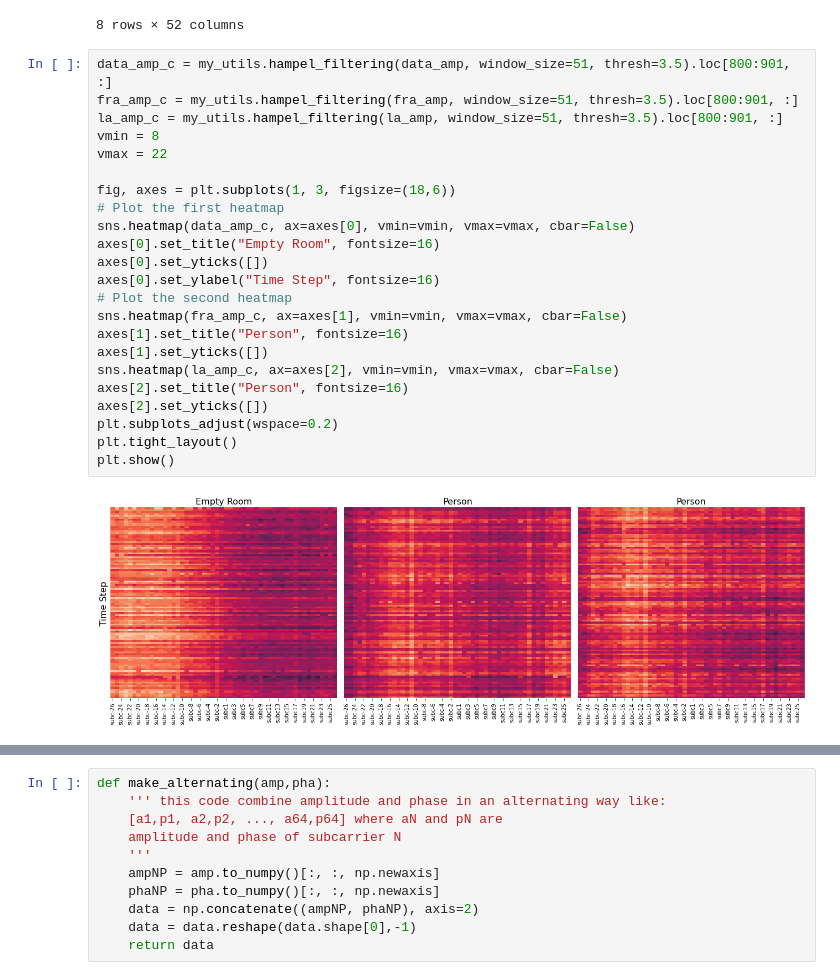
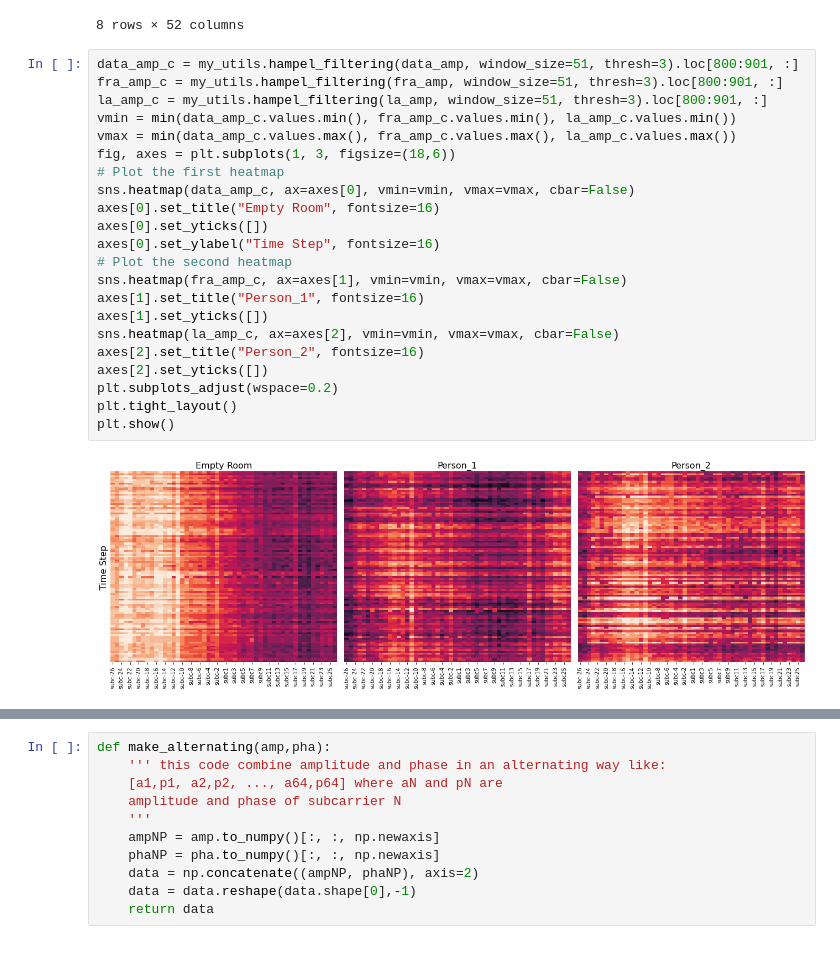
Before and after one commit to Paco-Danes/Thesis, a Jupyter notebook: Code/cleaningAndPlots.ipynb, the cells around one changed output, grey strips where cells are left out. Drawn from its saved outputs; the diff is of its cells as text.

Commit message:
hampel finished finally

```diff
--- a/Code/cleaningAndPlots.ipynb
+++ b/Code/cleaningAndPlots.ipynb
@@ -66,27 +66,26 @@ data_amp.describe()
 | max | 39.623226 | 41.109610 | 62.801274 | 61.032778 | 44.687806 | 53.263496 | 68.767725 | 43.185646 | 54.451814 | 63.411355 | ... | ... |
 8 rows × 52 columns
 # %%
-data_amp_c = my_utils.hampel_filtering(data_amp, window_size=51, thresh=3.5).loc[800:901, :]
-fra_amp_c = my_utils.hampel_filtering(fra_amp, window_size=51, thresh=3.5).loc[800:901, :]
-la_amp_c = my_utils.hampel_filtering(la_amp, window_size=51, thresh=3.5).loc[800:901, :]
-vmin = 8
-vmax = 22
-
+data_amp_c = my_utils.hampel_filtering(data_amp, window_size=51, thresh=3).loc[800:901, :]
+fra_amp_c = my_utils.hampel_filtering(fra_amp, window_size=51, thresh=3).loc[800:901, :]
+la_amp_c = my_utils.hampel_filtering(la_amp, window_size=51, thresh=3).loc[800:901, :]
+vmin = min(data_amp_c.values.min(), fra_amp_c.values.min(), la_amp_c.values.min())
+vmax = min(data_amp_c.values.max(), fra_amp_c.values.max(), la_amp_c.values.max())
 fig, axes = plt.subplots(1, 3, figsize=(18,6))
 # Plot the first heatmap
 sns.heatmap(data_amp_c, ax=axes[0], vmin=vmin, vmax=vmax, cbar=False)
 axes[0].set_title("Empty Room", fontsize=16)
 axes[0].set_yticks([])
 axes[0].set_ylabel("Time Step", fontsize=16)
 # Plot the second heatmap
 sns.heatmap(fra_amp_c, ax=axes[1], vmin=vmin, vmax=vmax, cbar=False)
-axes[1].set_title("Person", fontsize=16)
+axes[1].set_title("Person_1", fontsize=16)
 axes[1].set_yticks([])
 sns.heatmap(la_amp_c, ax=axes[2], vmin=vmin, vmax=vmax, cbar=False)
-axes[2].set_title("Person", fontsize=16)
+axes[2].set_title("Person_2", fontsize=16)
 axes[2].set_yticks([])
 plt.subplots_adjust(wspace=0.2)
 plt.tight_layout()
 plt.show()
 # %% [output]
-[figure, old version]
+[figure, new version]
```
Also changed, not shown: parts of 2 cells of this notebook, 9 other files.
